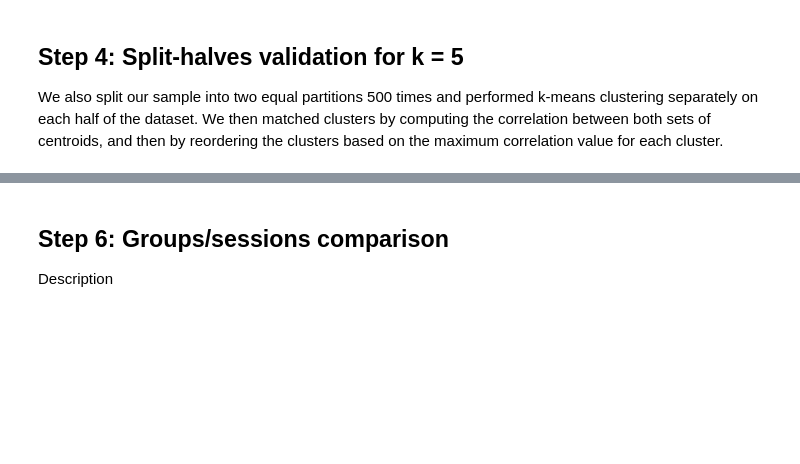
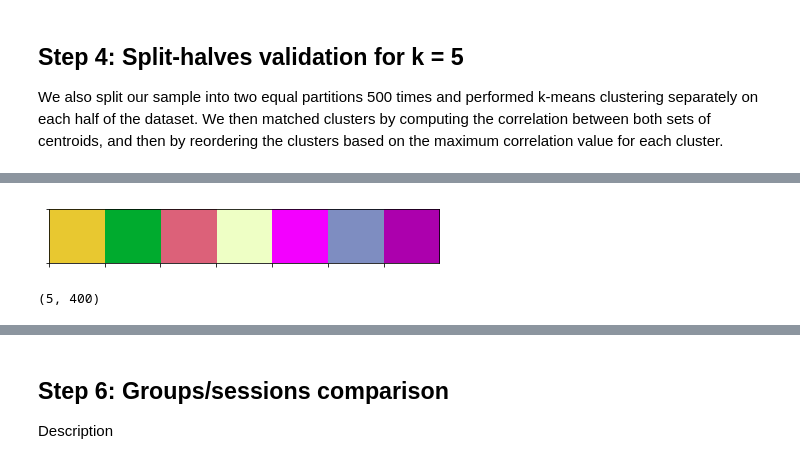
Before and after one commit to LeonBai/wm-brain-states, a Jupyter notebook: brain_states_analysis_schaefer400.ipynb, the cells around one changed output, grey strips where cells are left out. Saved outputs shown, nothing was run; the diff lists cells and outputs as text; code cells hidden in the pictures; blank space fills up the shorter version.

```diff
--- a/brain_states_analysis_schaefer400.ipynb
+++ b/brain_states_analysis_schaefer400.ipynb
@@ -164,0 +205,41 @@ We calculate corralation between mean of the time-series for each cluster and mo
+# %%
+from nilearn import datasets
+from nilearn.plotting import plot_roi
+import seaborn as sns
+%matplotlib inline
+
+# Getting a priori defined 7-network partition's label
+schaefer400 = datasets.fetch_atlas_schaefer_2018(n_rois=400,
+                                           yeo_networks=7,
+                                           resolution_mm=1,
+                                           data_dir=None,
+                                           base_url=None,
+                                           resume=True,
+                                           verbose=1)
+
+# Dictionary to create network's abbreviations
+schaefer_dict = {
+    "Vis": "VIS",
+    "SomMot": "SOM",
+    "DorsAttn": "DAN",
+    "Sal": "SAL",
+    "Limbic": "LIM",
+    "Cont": "FPM",
+    "Default": "DMN"
+}
+
+networks = [val for key, val in schaefer_dict.items() for roi in schaefer400['labels'] if key in roi.decode('UTF-8')]
+
+# Creating color palette for netorks
+schaefer_colors = {'CON':'#e8c830',
+                   'DA':'#00ab2e',
+                   'DM':'#dc6179',
+                   'LIM':'#eeffc5',
+                   'SAL':'#f300ff',
+                   'SOM':'#7e8dc1',
+                   'VIS':'#ac00ad',}
+
+network_pal = (sns.color_palette(schaefer_colors.values()))
+sns.palplot(network_pal)
+# %% [output]
+[figure, added]
@@ -164,0 +248,16 @@ We calculate corralation between mean of the time-series for each cluster and mo
+# %%
+import pandas as pd
+
+# Creating data frame with dummy codes for each brain state
+brain_states_filter = pd.get_dummies(k_brain_states)
+
+brain_states_filter = pd.DataFrame(brain_states_filter)
+brain_states_filter.columns = np.arange(1,6)
+
+# Getting mean brain states timeseries
+mean_brain_states = np.zeros((5,400))
+for i, col in enumerate(brain_states_filter):
+    state_filter = brain_states_filter[col].values.astype(bool)
+    mean_brain_states[i] = cts_all[state_filter].mean(axis=0)
+# %% [output]
+(5, 400)
```
Also changed, not shown: parts of 21 cells of this notebook, 3 other files.
